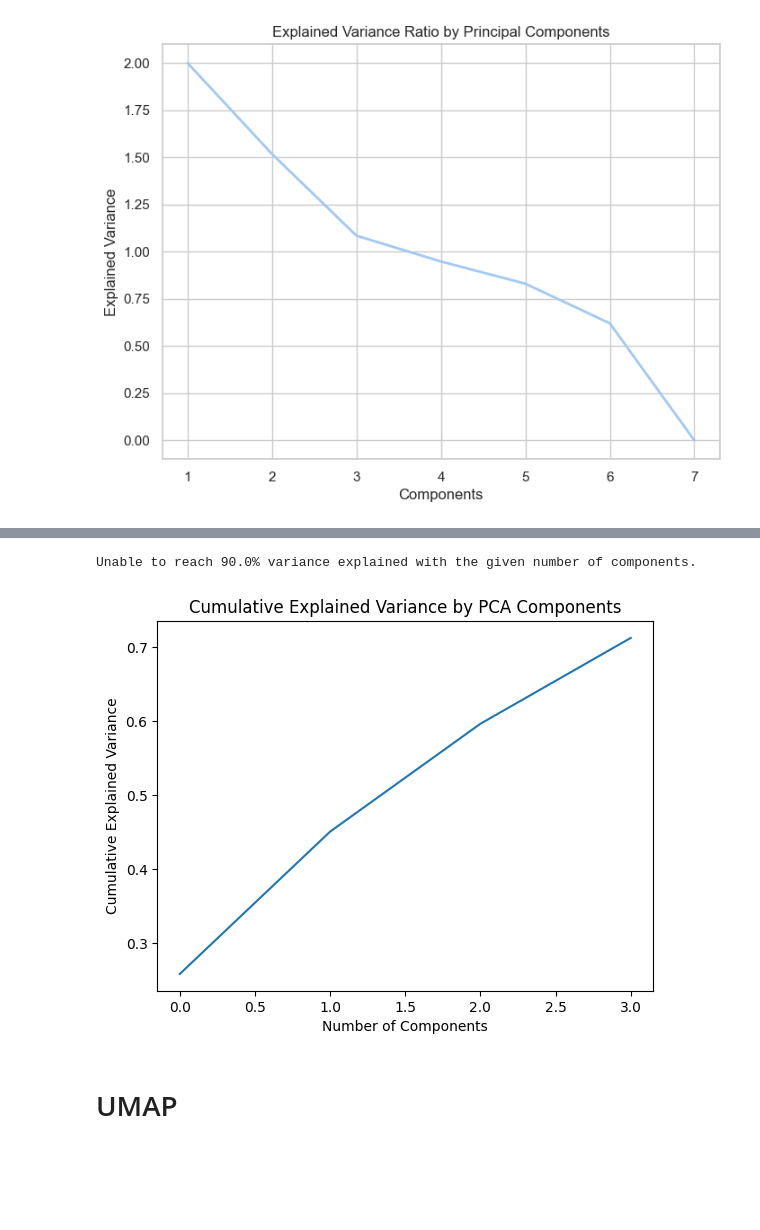
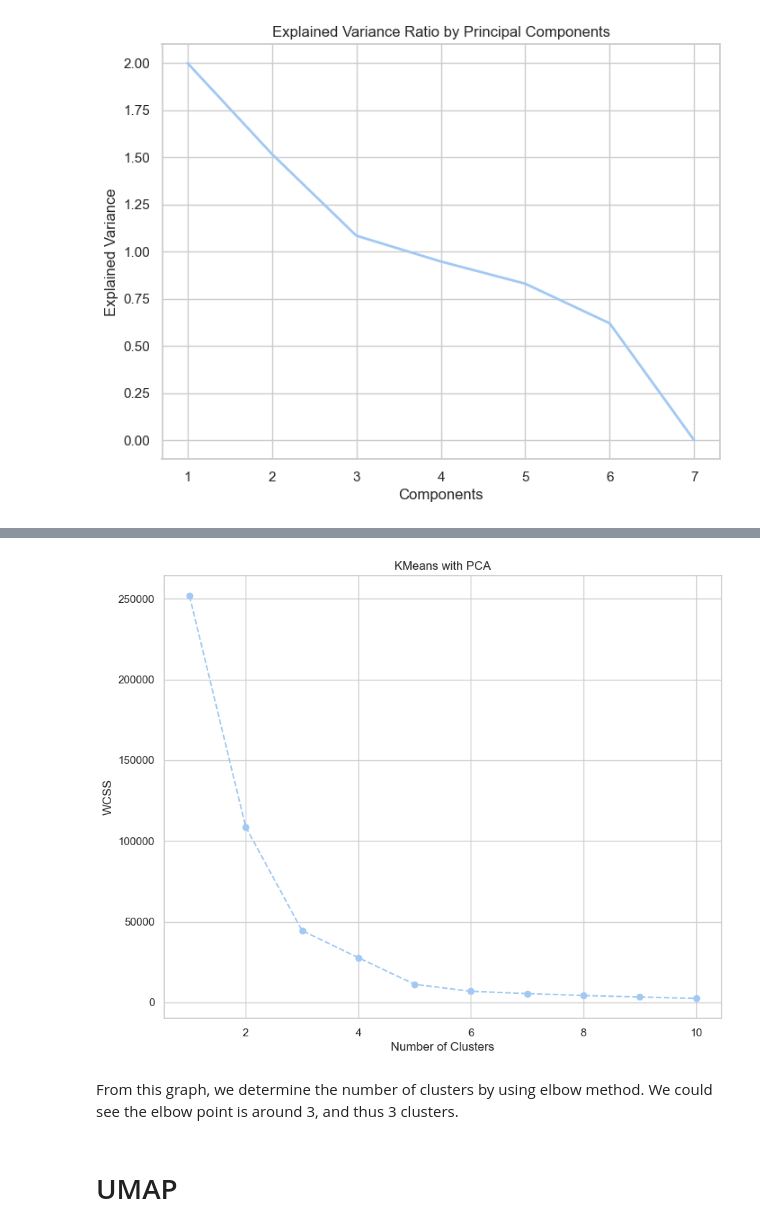
Before and after one commit to Aaron3963/COGS-118B-Project, a Jupyter notebook: FinalProject.ipynb, the cells around one changed output, grey strips where cells are left out. Cells and saved outputs as stored; diff of their text form; code cells hidden in the pictures; blank space fills up the shorter version.

```diff
--- a/FinalProject.ipynb
+++ b/FinalProject.ipynb
@@ -411,19 +372 @@ plt.plot(pca.explained_variance_ratio_)
-# %%
-# Select PCs using elbow methods
-var_exp_thresh = 0.9
-total_var_exp = np.cumsum(pca.explained_variance_ratio_)
-plt.plot(total_var_exp)
-plt.xlabel('Number of Components')
-plt.ylabel('Cumulative Explained Variance')
-plt.title('Cumulative Explained Variance by PCA Components')
-
-pcindex = np.where(total_var_exp >= var_exp_thresh)[0]
-
-if pcindex.size > 0:
-    print(f'Take up to PC {pcindex[0] + 1} to get to {var_exp_thresh * 100}% variance explained')
-else:
-    print(f'Unable to reach {var_exp_thresh * 100}% variance explained with the given number of components.')
-# %% [output]
-Unable to reach 90.0% variance explained with the given number of components.
-[figure, removed]
 # %%
@@ -432,3 +376,21 @@ pca_X = pca.fit_transform(X_scaled)
+# %%
+# Fit K-Means
+wcss = []
+for i in range(1,11):
+    kmeans_pca = KMeans(n_clusters = i, init ='k-means++', random_state = 42)
+    kmeans_pca.fit(scores)
+    wcss.append(kmeans_pca.inertia_)
+
+plt.figure(figsize = (10,8))
+plt.plot(range(1,11), wcss, marker = 'o', linestyle = '--')
+plt.xlabel('Number of Clusters')
+plt.ylabel('WCSS')
+plt.title('KMeans with PCA')
+plt.show()
+# %% [output]
+[figure, added]
+# %% [markdown]
+From this graph, we determine the number of clusters by using elbow method. We could see the elbow point is around 3, and thus 3 clusters.
 # %% [markdown]
 # UMAP
 # %%
```
Also changed, not shown: parts of 10 cells of this notebook.
